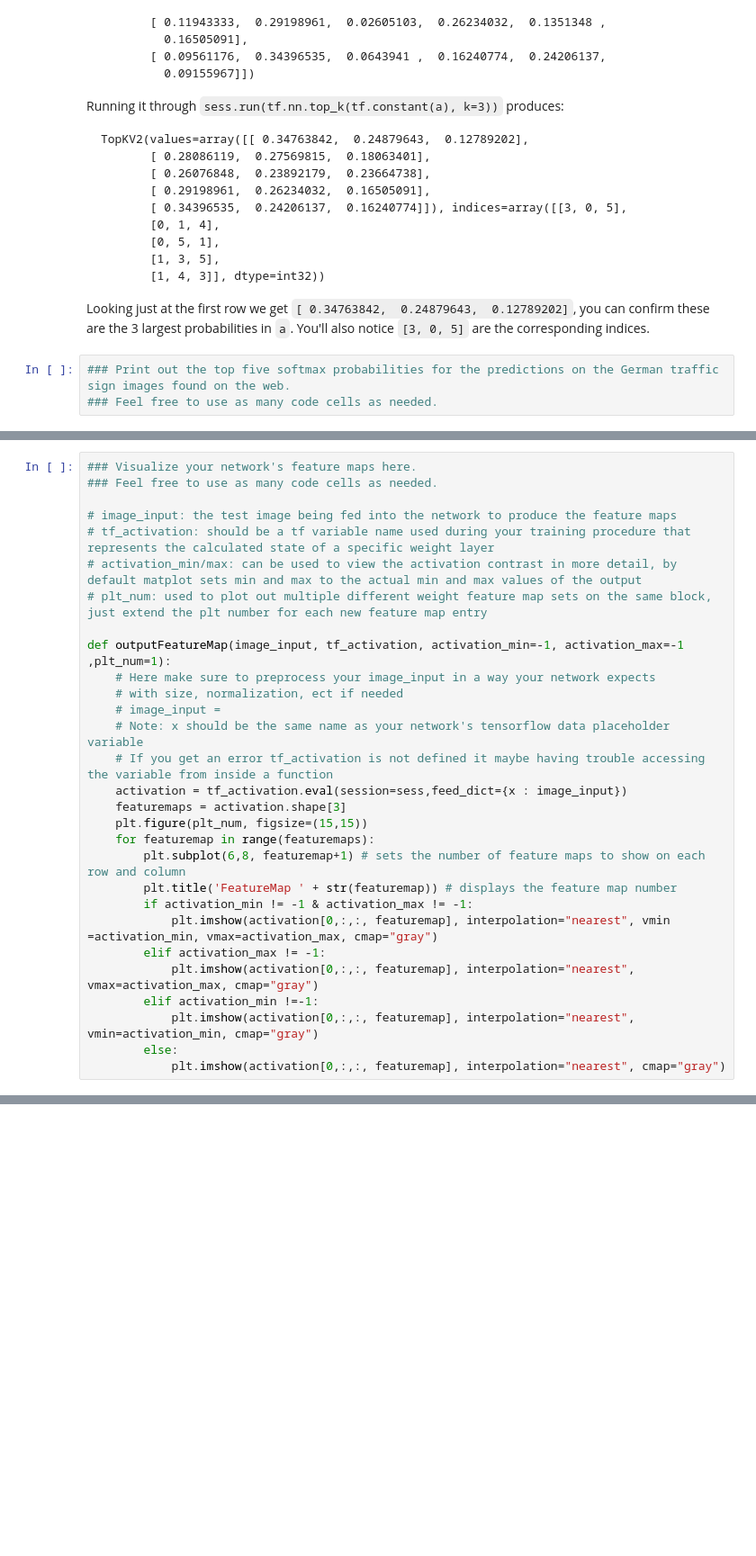
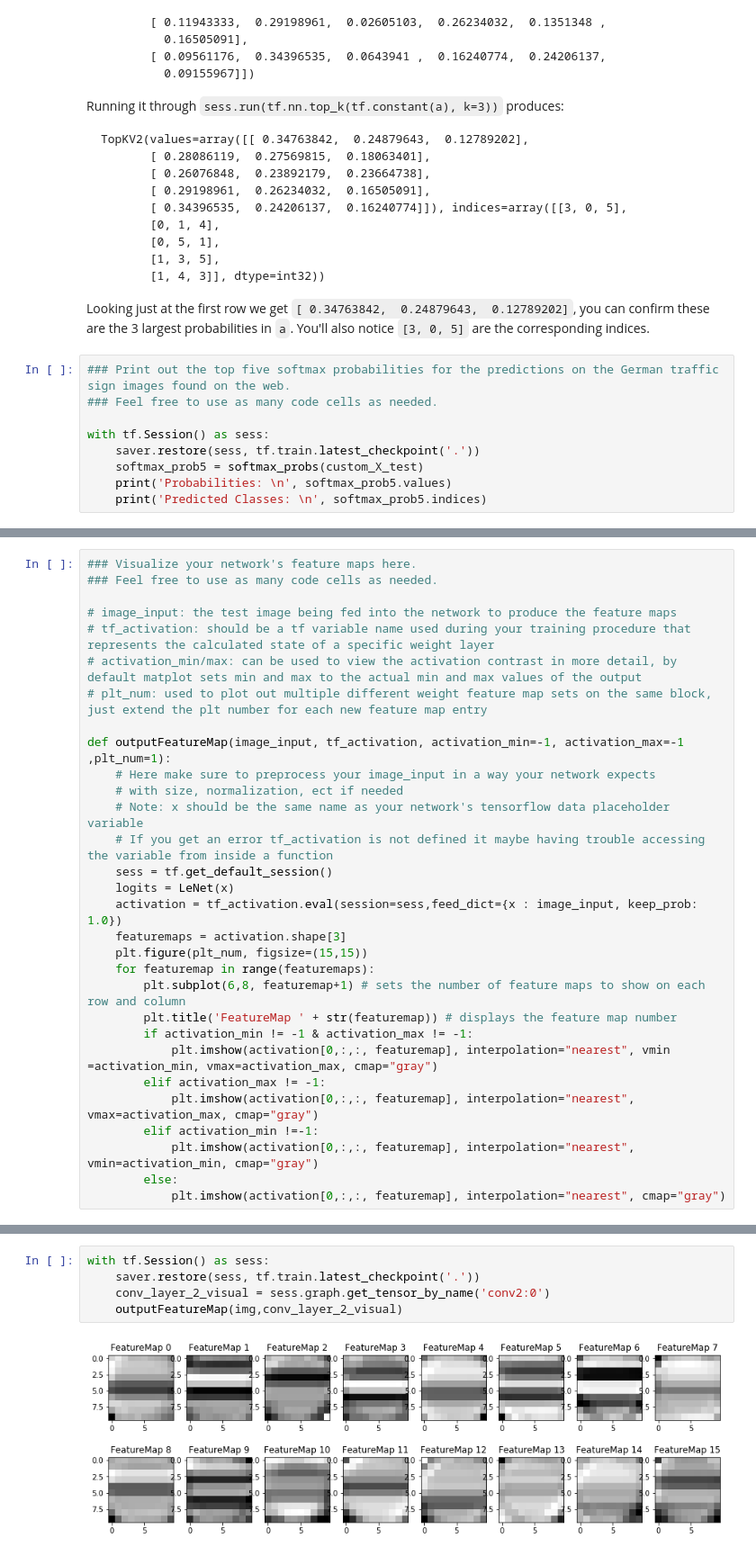
Before and after one commit to kirnh/CarND-TrafficSignClassifier-P2, a Jupyter notebook: Traffic_Sign_Classifier.ipynb, the cells around one changed output, grey strips where cells are left out. Shown at 90% size. Drawn from its saved outputs; the diff is of its cells as text; blank space fills up the shorter version.

```diff
--- a/Traffic_Sign_Classifier.ipynb
+++ b/Traffic_Sign_Classifier.ipynb
@@ -685,3 +719,9 @@ Looking just at the first row we get `[ 0.34763842,  0.24879643,  0.12789202]`,
 # %%
 ### Print out the top five softmax probabilities for the predictions on the German traffic sign images found on the web.
 ### Feel free to use as many code cells as needed.
+
+with tf.Session() as sess:
+    saver.restore(sess, tf.train.latest_checkpoint('.'))
+    softmax_prob5 = softmax_probs(custom_X_test)
+    print('Probabilities: \n', softmax_prob5.values)
+    print('Predicted Classes: \n', softmax_prob5.indices)
@@ -716,10 +774,11 @@ For an example of what feature map outputs look like, check out NVIDIA's results
 def outputFeatureMap(image_input, tf_activation, activation_min=-1, activation_max=-1 ,plt_num=1):
     # Here make sure to preprocess your image_input in a way your network expects
     # with size, normalization, ect if needed
-    # image_input =
     # Note: x should be the same name as your network's tensorflow data placeholder variable
     # If you get an error tf_activation is not defined it maybe having trouble accessing the variable from inside a function
-    activation = tf_activation.eval(session=sess,feed_dict={x : image_input})
+    sess = tf.get_default_session()
+    logits = LeNet(x)
+    activation = tf_activation.eval(session=sess,feed_dict={x : image_input, keep_prob: 1.0})
     featuremaps = activation.shape[3]
     plt.figure(plt_num, figsize=(15,15))
     for featuremap in range(featuremaps):
@@ -748,0 +815,7 @@ Once you have completed the code implementation, document your results in a proj
+# %%
+with tf.Session() as sess:
+    saver.restore(sess, tf.train.latest_checkpoint('.'))
+    conv_layer_2_visual = sess.graph.get_tensor_by_name('conv2:0')
+    outputFeatureMap(img,conv_layer_2_visual)
+# %% [output]
+[figure, added]
```
Also changed, not shown: parts of 23 cells of this notebook, 1 other file.
